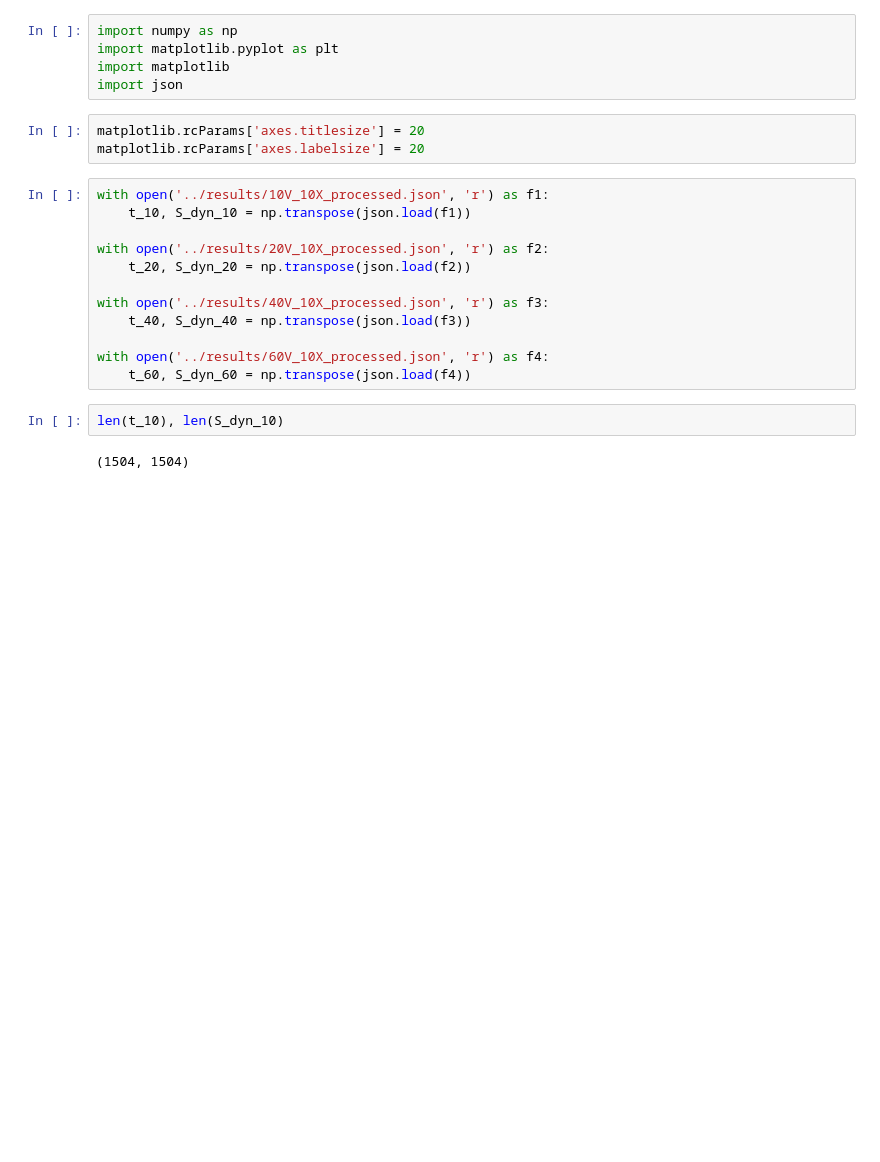
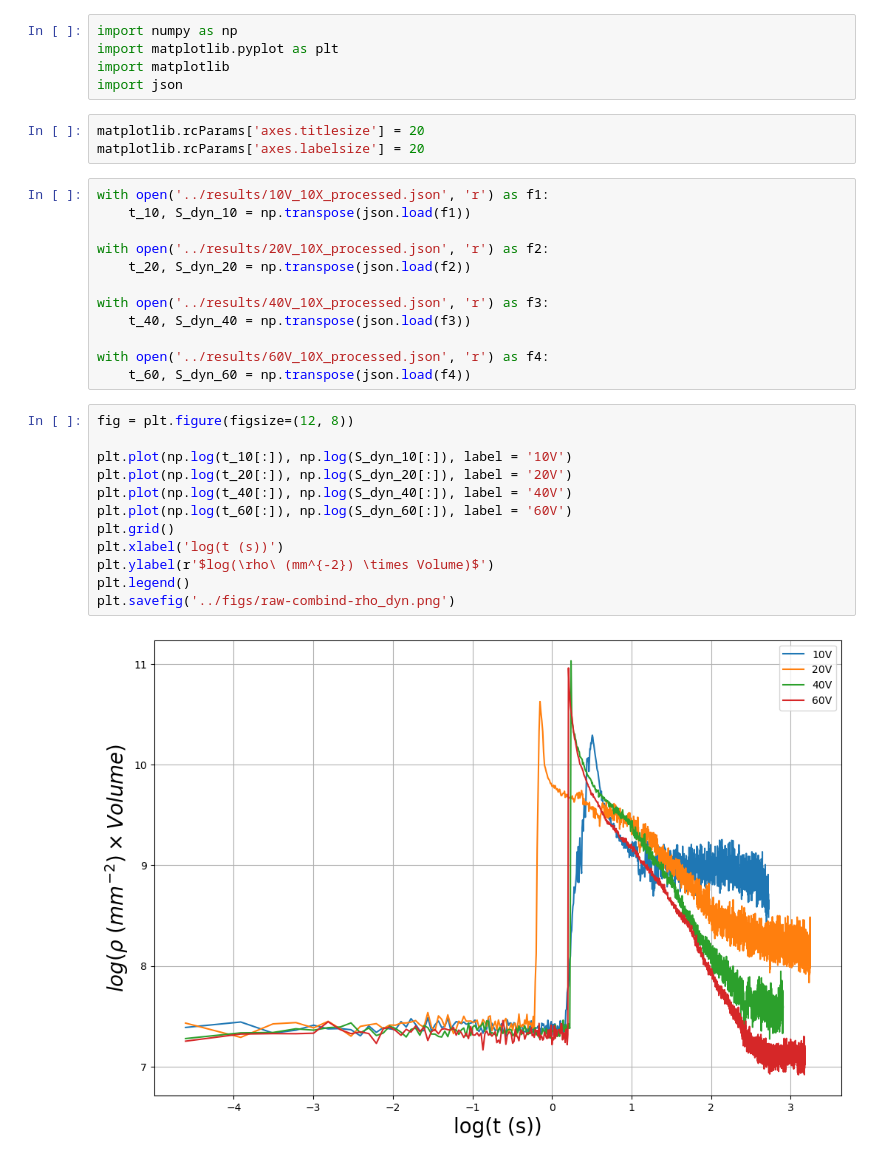
Before and after one commit to mandal-anik10/SLP-CosmoWithLCs, a Jupyter notebook: notebooks/late_time_dyn.ipynb, the cells around one changed output. Saved outputs shown, nothing was run; the diff lists cells and outputs as text; blank space fills up the shorter version.

```diff
--- a/notebooks/late_time_dyn.ipynb
+++ b/notebooks/late_time_dyn.ipynb
@@ -18,7 +18,17 @@ with open('../results/40V_10X_processed.json', 'r') as f3:
 
 with open('../results/60V_10X_processed.json', 'r') as f4:
     t_60, S_dyn_60 = np.transpose(json.load(f4))
-# %%
-len(t_10), len(S_dyn_10)
-# %% [output]
-(1504, 1504)
+# %%
+fig = plt.figure(figsize=(12, 8))
+
+plt.plot(np.log(t_10[:]), np.log(S_dyn_10[:]), label = '10V')
+plt.plot(np.log(t_20[:]), np.log(S_dyn_20[:]), label = '20V')
+plt.plot(np.log(t_40[:]), np.log(S_dyn_40[:]), label = '40V')
+plt.plot(np.log(t_60[:]), np.log(S_dyn_60[:]), label = '60V')
+plt.grid()
+plt.xlabel('log(t (s))')
+plt.ylabel(r'$log(\rho\ (mm^{-2}) \times Volume)$')
+plt.legend()
+plt.savefig('../figs/raw-combind-rho_dyn.png')
+# %% [output]
+[figure, added]
```
Also changed, not shown: parts of 5 cells of this notebook, 6 other files.
